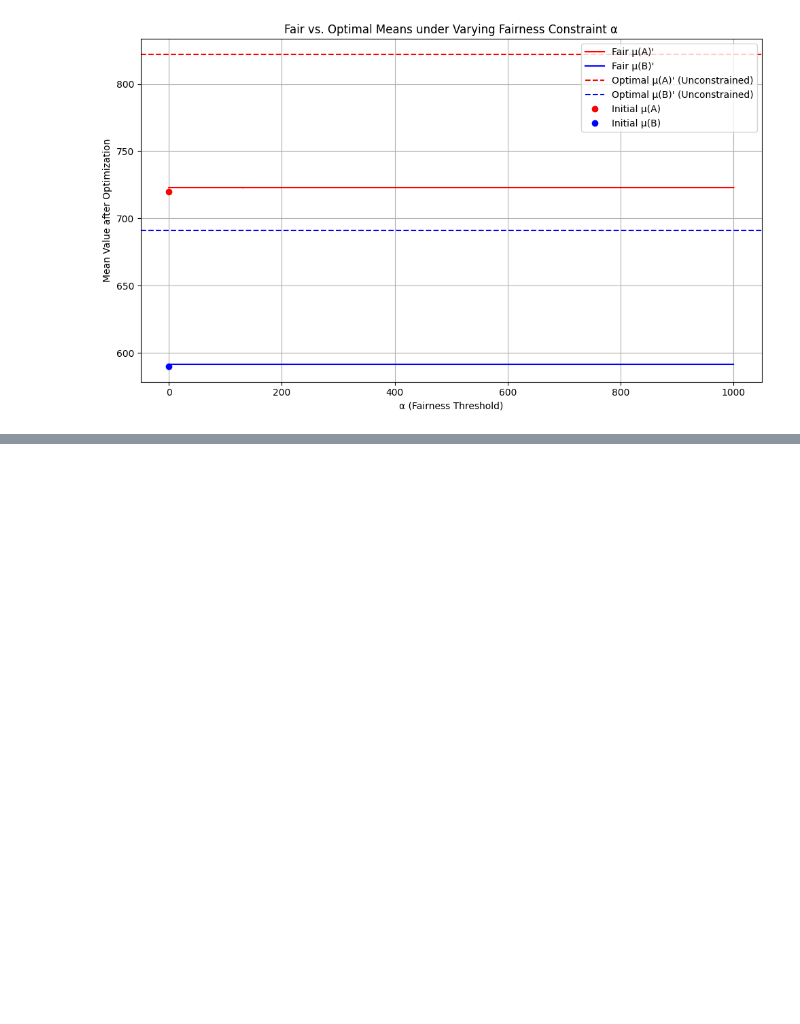
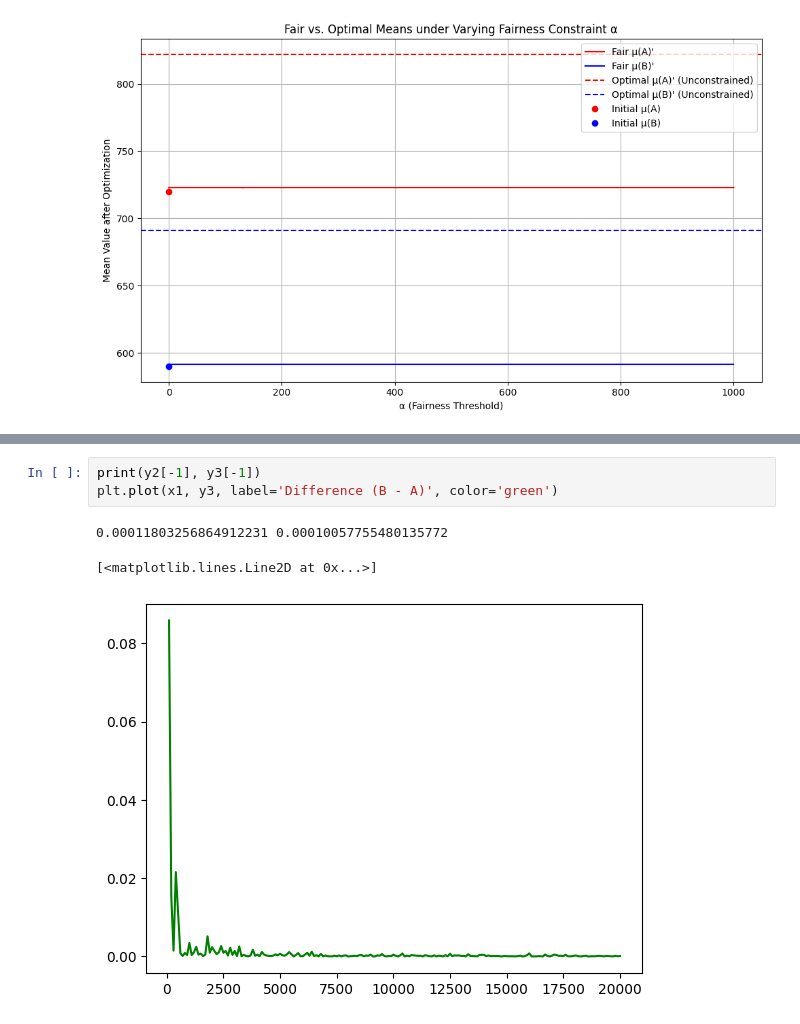
Before and after one commit to joeljins/RoAR, a Jupyter notebook: fairness.ipynb, the cells around one changed output, grey strips where cells are left out. Cells and saved outputs as stored; diff of their text form; blank space fills up the shorter version.

```diff
--- a/fairness.ipynb
+++ b/fairness.ipynb
@@ -246,0 +292,7 @@ print(min(B), max(B))
+# %%
+print(y2[-1], y3[-1])
+plt.plot(x1, y3, label='Difference (B - A)', color='green')
+# %% [output]
+0.00011803256864912231 0.00010057755480135772
+[<matplotlib.lines.Line2D at 0x...>]
+[figure, added]
```
Also changed, not shown: parts of 6 cells of this notebook.
